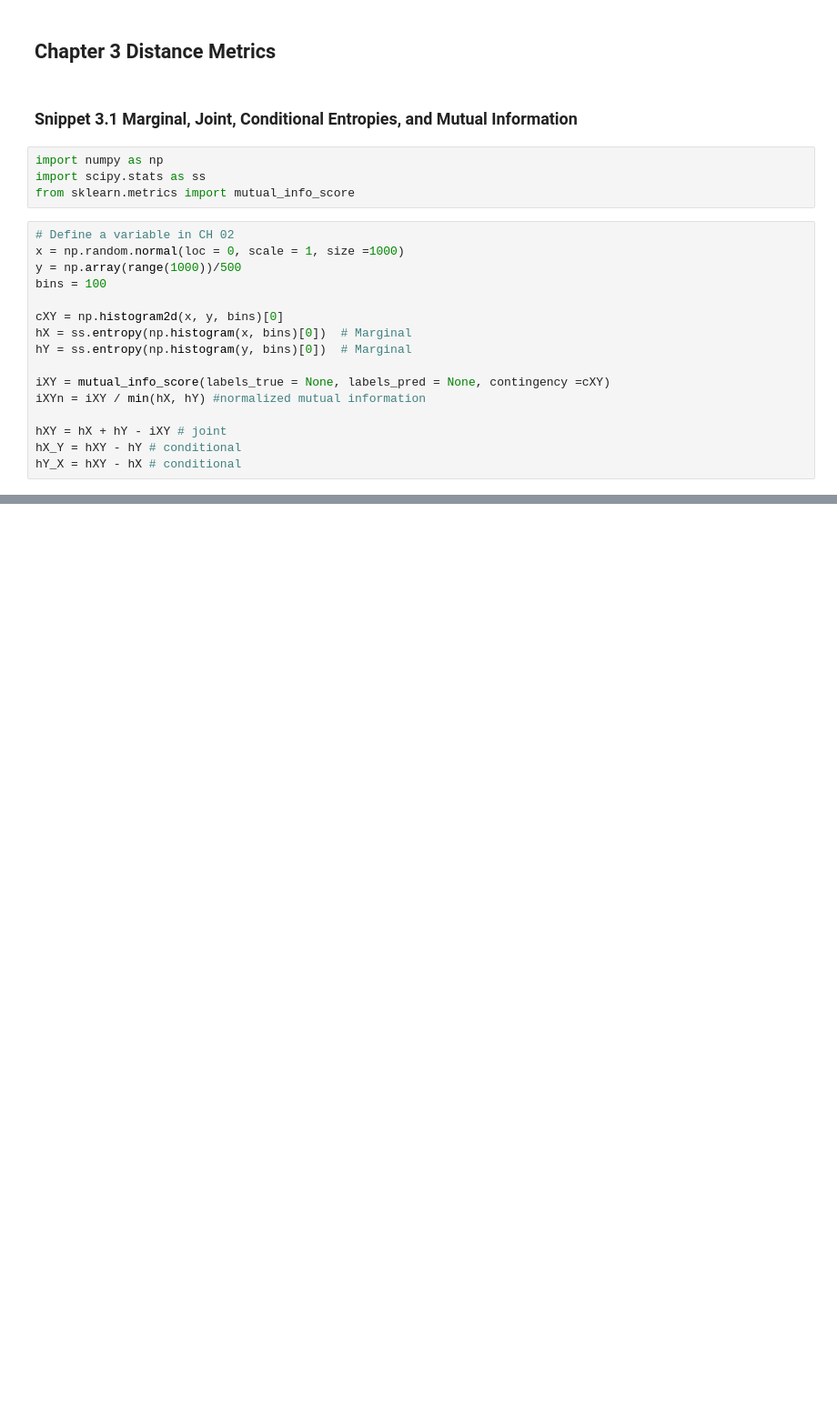
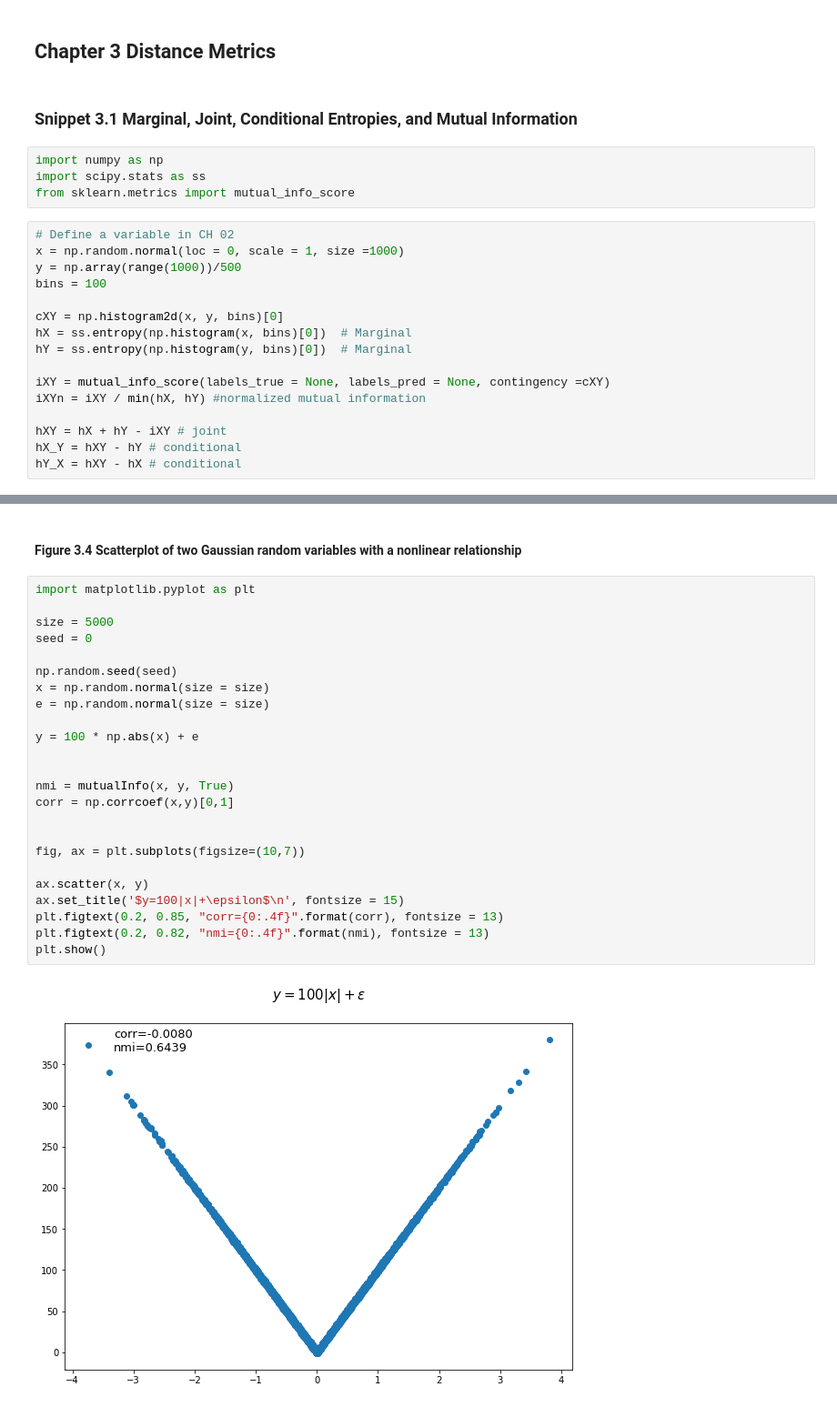
Before and after one commit to Eric-Kim-HY/machine-learning-for-asset-managers, a Jupyter notebook: notebook/Ch_03_Distance_Metrics.ipynb, the cells around one changed output, grey strips where cells are left out. Shown: that part at 91% size. Saved outputs shown, nothing was run; the diff lists cells and outputs as text; blank space fills up the shorter version.

```diff
--- a/notebook/Ch_03_Distance_Metrics.ipynb
+++ b/notebook/Ch_03_Distance_Metrics.ipynb
@@ -44,0 +183,28 @@ print(' Entropy of X H[X] :', hX , '\n',
+# %% [markdown]
+#### Figure 3.4 Scatterplot of two Gaussian random variables with a nonlinear relationship
+# %%
+import matplotlib.pyplot as plt
+
+size = 5000
+seed = 0
+
+np.random.seed(seed)
+x = np.random.normal(size = size)
+e = np.random.normal(size = size)
+
+y = 100 * np.abs(x) + e
+
+
+nmi = mutualInfo(x, y, True)
+corr = np.corrcoef(x,y)[0,1]
+
+
+fig, ax = plt.subplots(figsize=(10,7))
+
+ax.scatter(x, y)
+ax.set_title('$y=100|x|+\epsilon$\n', fontsize = 15)
+plt.figtext(0.2, 0.85, "corr={0:.4f}".format(corr), fontsize = 13)
+plt.figtext(0.2, 0.82, "nmi={0:.4f}".format(nmi), fontsize = 13)
+plt.show()
+# %% [output]
+[figure, added]
```
Also changed, not shown: parts of 14 cells of this notebook, 1 other file.
